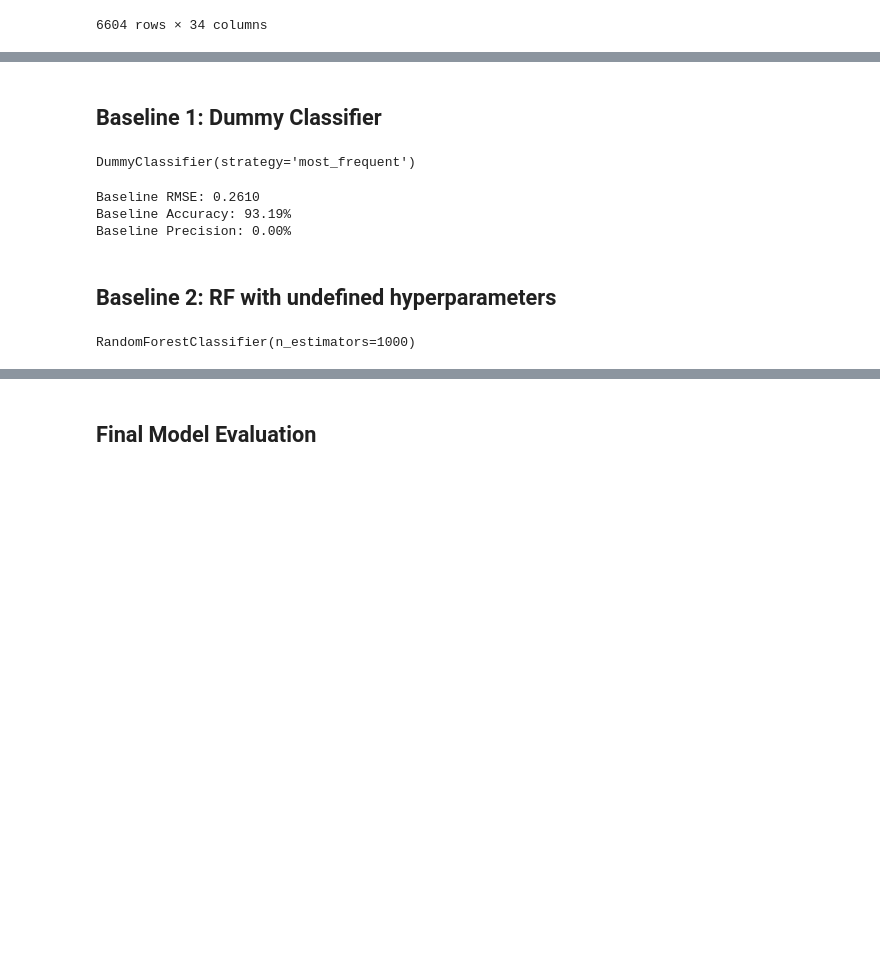
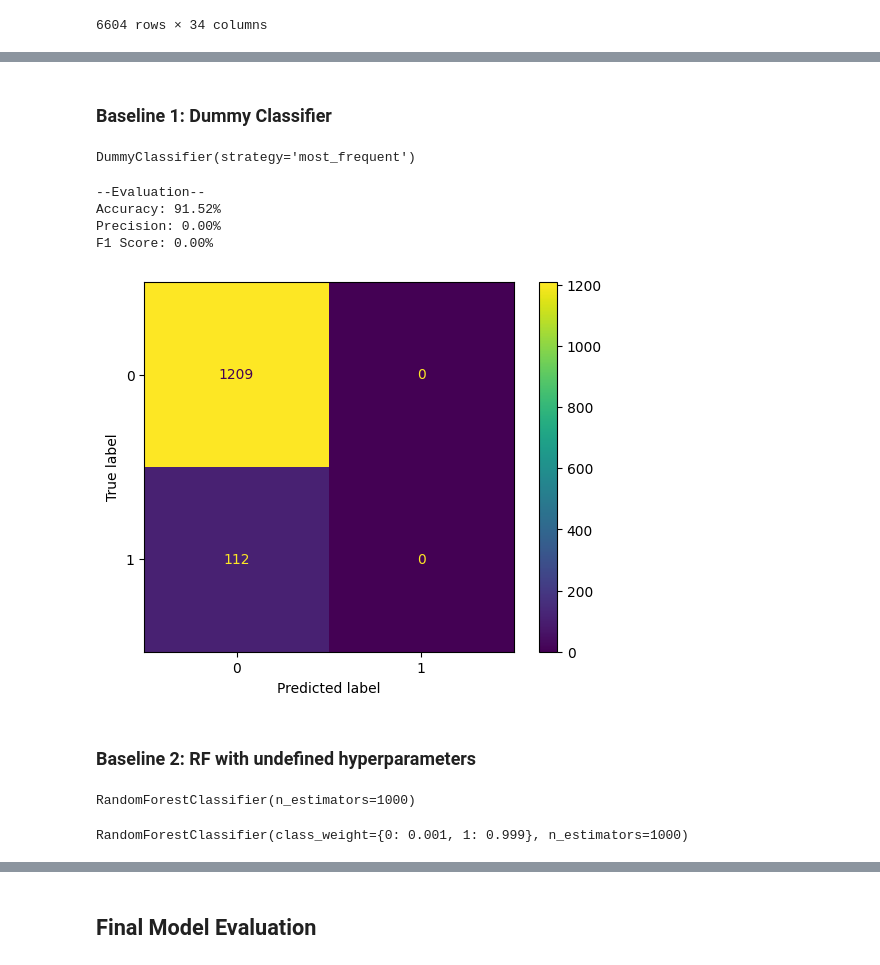
Before and after one commit to kac624/research, a Jupyter notebook: survivor/survivor_modelCalibration.ipynb, the cells around one changed output, grey strips where cells are left out. Saved outputs shown, nothing was run; the diff lists cells and outputs as text; code cells hidden in the pictures; blank space fills up the shorter version.

Commit message:
Model calibration

```diff
--- a/survivor/survivor_modelCalibration.ipynb
+++ b/survivor/survivor_modelCalibration.ipynb
@@ -43,11 +42,27 @@ X = df.drop(['season','episode','player_name','voted_off_next'], axis = 1)
 y = df['voted_off_next']
 features = list(X.columns)
 # %%
-X_train, X_test, y_train, y_test = train_test_split(X, y, test_size = 0.3)
+X_train, X_test, y_train, y_test = train_test_split(X, y, test_size = 0.2)
+# %%
+def evaluate(model, X_test, y_test):
+    y_pred = model.predict(X_test)
+    accuracy = accuracy_score(y_test, y_pred)
+    precision = precision_score(y_test, y_pred)
+    f1 = f1_score(y_test, y_pred)
+
+    print('--Evaluation--',
+          '\nAccuracy: {:0.2f}%'.format(accuracy*100),
+          '\nPrecision: {:0.2f}%'.format(precision*100),
+          '\nF1 Score: {:0.2f}%'.format(f1*100))
+
+    cm = confusion_matrix(y_test, y_pred, labels = rf.classes_)
+    disp = ConfusionMatrixDisplay(confusion_matrix = cm,
+                                  display_labels = rf.classes_)
+    disp.plot()
 # %% [markdown]
-## Baseline 1: Dummy Classifier
+### Baseline 1: Dummy Classifier
 # %%
-dummy_reg = DummyClassifier(strategy = 'most_frequent')
-dummy_reg.fit(X_train, y_train)
+dummy_classifier = DummyClassifier(strategy = 'most_frequent')
+dummy_classifier.fit(X_train, y_train)
 # %% [output]
 DummyClassifier(strategy='most_frequent')
@@ -59,11 +69,11 @@ precision = precision_score(y_test, y_pred)
-# %%
-print('Baseline RMSE: {:0.4f}'.format(rmse),
-      '\nBaseline Accuracy: {:0.2f}%'.format(accuracy*100),
-      '\nBaseline Precision: {:0.2f}%'.format(precision*100))
-# %% [output]
-Baseline RMSE: 0.2610
-Baseline Accuracy: 93.19%
-Baseline Precision: 0.00%
+# %%
+evaluate(dummy_classifier, X_test, y_test)
+# %% [output]
+--Evaluation--
+Accuracy: 91.52%
+Precision: 0.00%
+F1 Score: 0.00%
+[figure, added]
 # %% [markdown]
-## Baseline 2: RF with undefined hyperparameters
+### Baseline 2: RF with undefined hyperparameters
 # %%
@@ -72,3 +82,8 @@ rf.fit(X_train, y_train)
 # %% [output]
 RandomForestClassifier(n_estimators=1000)
+# %%
+rf_base = RandomForestClassifier(n_estimators = 1000, class_weight = {0:0.001, 1:0.999})
+rf_base.fit(X_train, y_train)
+# %% [output]
+RandomForestClassifier(class_weight={0: 0.001, 1: 0.999}, n_estimators=1000)
 # %%
```
Also changed, not shown: parts of 34 cells of this notebook, 1 other file.
